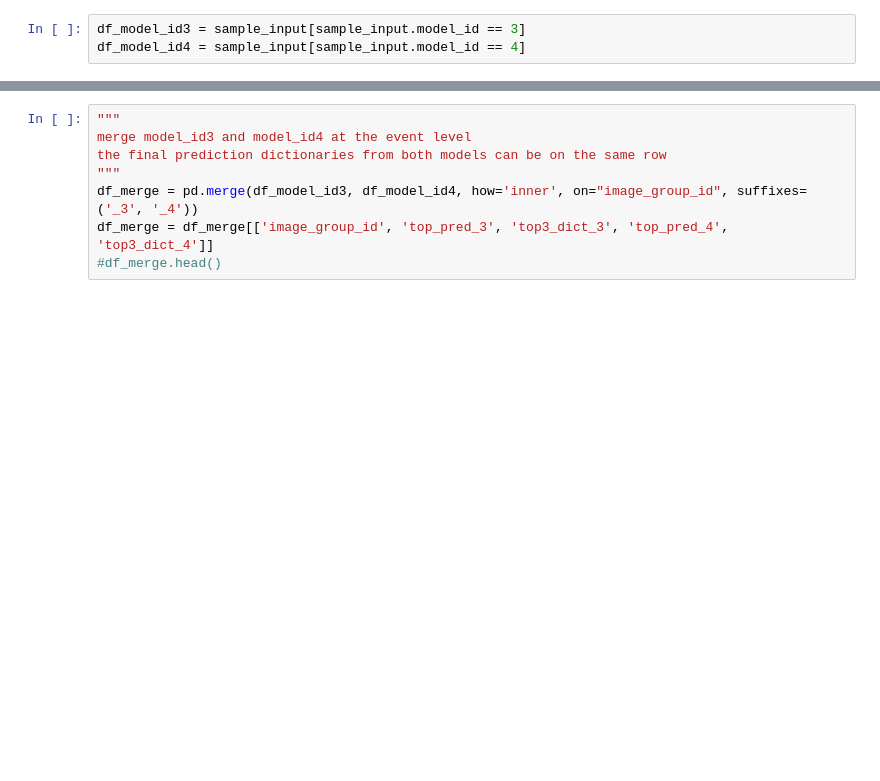
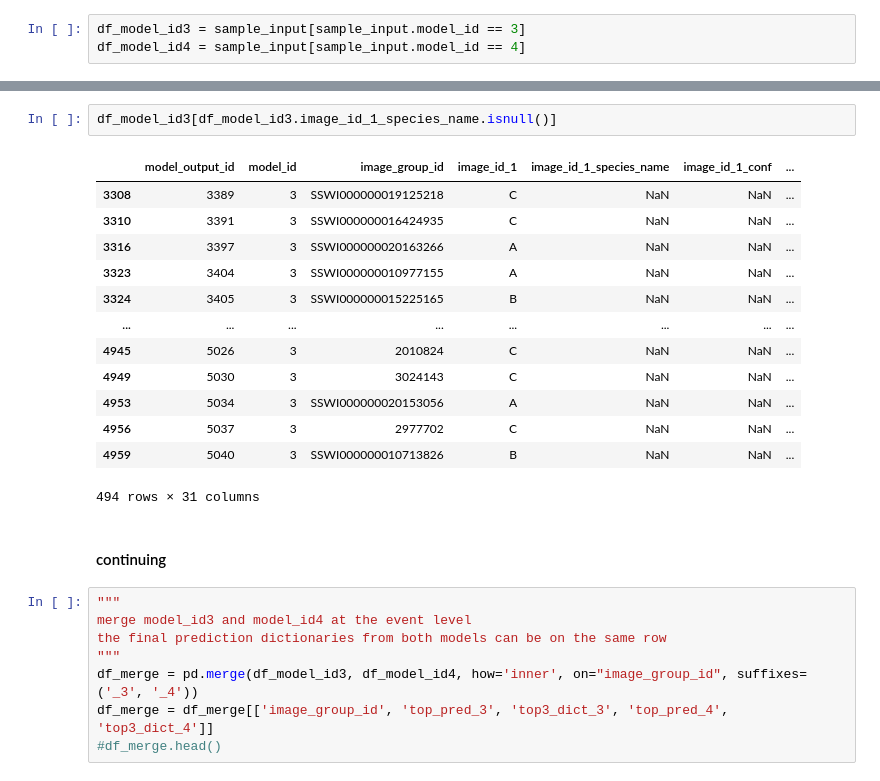
Before and after one commit to jroshanucb/capstone, a Jupyter notebook: ensemble/Ensemble_Playground.ipynb, the cells around one changed output, grey strips where cells are left out. Cells and saved outputs as stored; diff of their text form; blank space fills up the shorter version.

```diff
--- a/ensemble/Ensemble_Playground.ipynb
+++ b/ensemble/Ensemble_Playground.ipynb
@@ -173,3 +240,21 @@ df_model_id4['top3_dict'] = df_model_id4.apply(lambda x: get_topk(merge_species_
+# %%
+df_model_id3[df_model_id3.image_id_1_species_name.isnull()]
+# %% [output]
+|  | model_output_id | model_id | image_group_id | image_id_1 | image_id_1_species_name | image_id_1_conf | ... |
+| 3308 | 3389 | 3 | SSWI000000019125218 | C | NaN | NaN | ... |
+| 3310 | 3391 | 3 | SSWI000000016424935 | C | NaN | NaN | ... |
+| 3316 | 3397 | 3 | SSWI000000020163266 | A | NaN | NaN | ... |
+| 3323 | 3404 | 3 | SSWI000000010977155 | A | NaN | NaN | ... |
+| 3324 | 3405 | 3 | SSWI000000015225165 | B | NaN | NaN | ... |
+| ... | ... | ... | ... | ... | ... | ... | ... |
+| 4945 | 5026 | 3 | 2010824 | C | NaN | NaN | ... |
+| 4949 | 5030 | 3 | 3024143 | C | NaN | NaN | ... |
+| 4953 | 5034 | 3 | SSWI000000020153056 | A | NaN | NaN | ... |
+| 4956 | 5037 | 3 | 2977702 | C | NaN | NaN | ... |
+| 4959 | 5040 | 3 | SSWI000000010713826 | B | NaN | NaN | ... |
+494 rows × 31 columns
+# %% [markdown]
+#### continuing
 # %%
 """
 merge model_id3 and model_id4 at the event level
```
Also changed, not shown: parts of 22 cells of this notebook.
